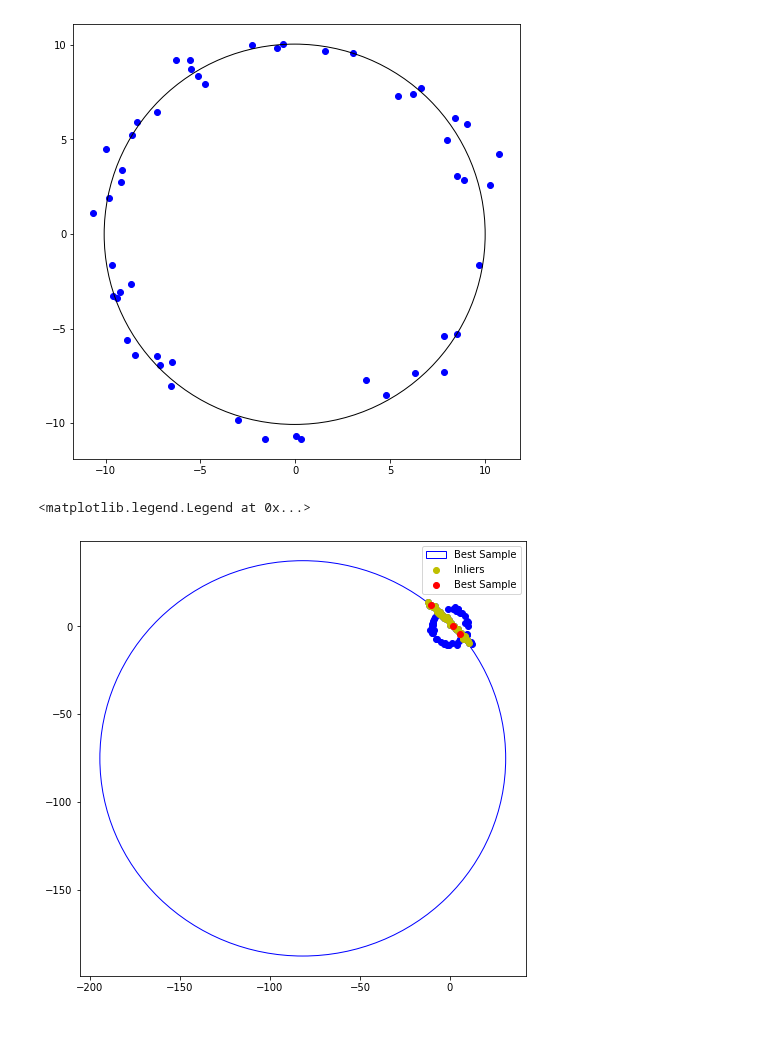
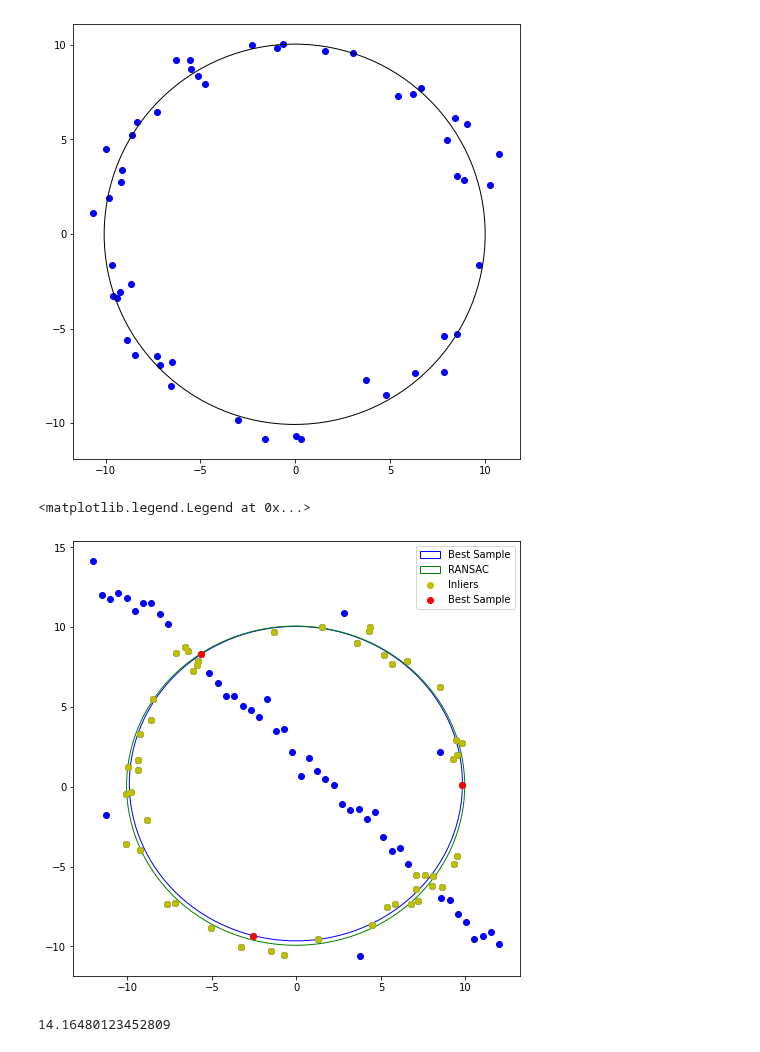
Before and after one commit to KCSAbeywickrama/EN2550-Excercises, a Jupyter notebook: Assignment_02/190018V_a02.ipynb, the cells around one changed output. Saved outputs shown, nothing was run; the diff lists cells and outputs as text; code cells hidden in the pictures.

Commit message:
ransac improved

```diff
--- a/Assignment_02/190018V_a02.ipynb
+++ b/Assignment_02/190018V_a02.ipynb
@@ -90,7 +90,7 @@ ax.add_patch(smpl_circle)
 <matplotlib.patches.Circle at 0x...>
 [figure]
 # %%
-def get_circle(points):
+def get_circle(points,max_r):
     (x1,y1),(x2,y2),(x3,y3)=points
 
     a = (x2-x3)**2 + (y2-y3)**2
@@ -106,6 +106,8 @@ def get_circle(points):
     br = b**0.5
     cr = c**0.5
     r = ar*br*cr / ((ar+br+cr)*(-ar+br+cr)*(ar-br+cr)*(ar+br-cr))**0.5
+
+    if(r>max_r): return None
 
     return (px,py),r
 
@@ -146,35 +148,41 @@ def get_inliers(points,cicrle,thres):
 
 def get_match(points,thres):
     point_count=len(points)
     max_inlier_count=0
+    max_r=(np.max(points)-np.min(points))/2
     for ittr in range(ittrs_limit):
         init_points=points[np.random.choice(point_count,3)]
-        circle=get_circle(init_points)
+        circle=get_circle(init_points,max_r)
         if(circle):
             inliers=get_inliers(points,circle,thres)
             inlier_count=len(inliers)
             if inlier_count>max_inlier_count:
                 match_circle,match_samples,match_inliers=circle,init_points,inliers
                 max_inlier_count=inlier_count
 
     return match_circle,match_samples,match_inliers
 
 ittrs_limit=500
 inlie_thres=1
 (smpl_center,smpl_r),smpl_points,inliers=get_match(X,inlie_thres)
-# ransac_center,ransac_r=fit_circle(inliers)
+ransac_center,ransac_r=fit_circle(inliers)
 
 fig,ax=plt.subplots(1,1,figsize=(8,8))
 ax.scatter(X[:,0],X[:,1],color='b')
 
 smpl_circle=plt.Circle(smpl_center,smpl_r,fill=False,color='b',label="Best Sample")
-# ransac_circle=plt.Circle(ransac_center,ransac_r,fill=False,color='g',label="RANSAC")
+ransac_circle=plt.Circle(ransac_center,ransac_r,fill=False,color='g',label="RANSAC")
 ax.add_patch(smpl_circle)
-# ax.add_patch(ransac_circle)
+ax.add_patch(ransac_circle)
 
 ax.scatter(inliers[:,0],inliers[:,1],color='y',label="Inliers")
 ax.scatter(smpl_points[:,0],smpl_points[:,1],color='r',label="Best Sample")
 ax.legend(fancybox=True)
 # %% [output]
 <matplotlib.legend.Legend at 0x...>
-[figure, old version]
+[figure, new version]
+# %%
+rng=np.amax(X)
+rng
+# %% [output]
+14.16480123452809
```
Also changed, not shown: parts of 2 cells of this notebook.
